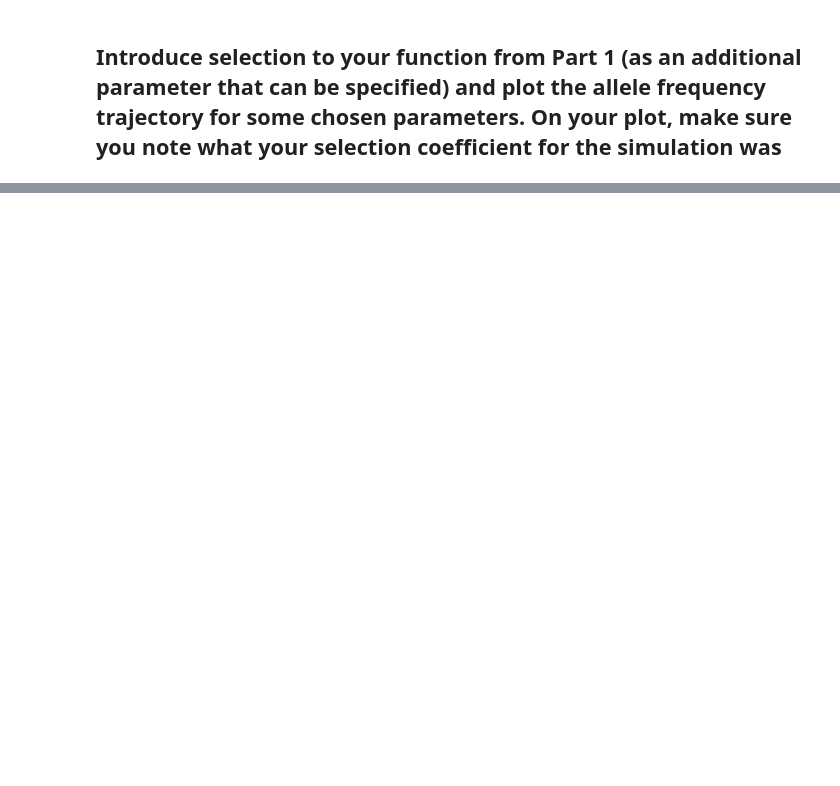
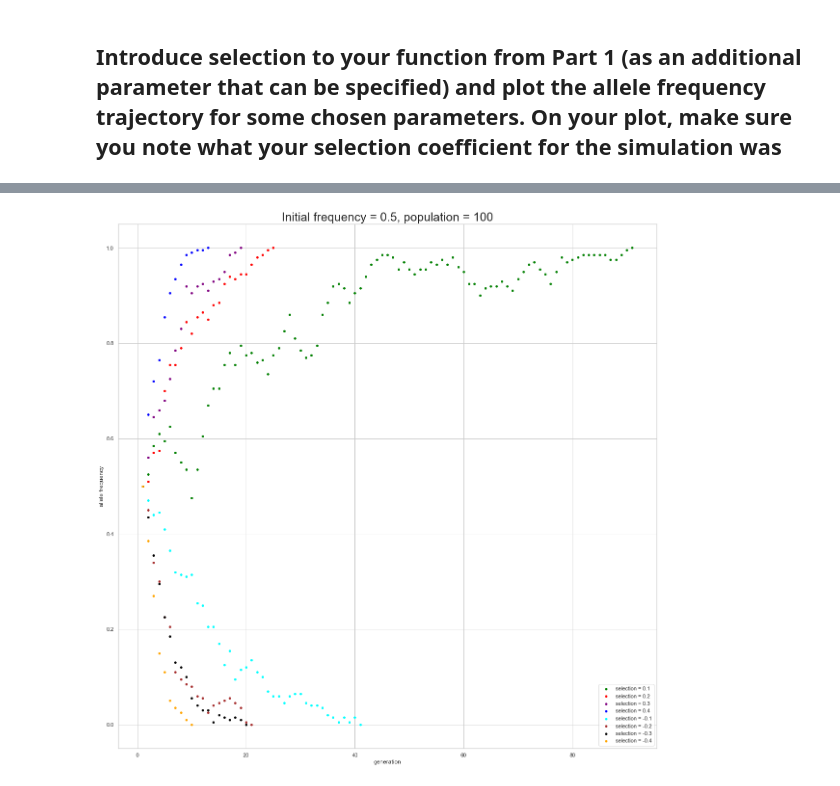
Before and after one commit to Andymao1998/qbb2021-answers, a Jupyter notebook: week8_hw/Week8_hw.ipynb, the cells around one changed output, grey strips where cells are left out. Cells and saved outputs as stored; diff of their text form; code cells hidden in the pictures; blank space fills up the shorter version.

```diff
--- a/week8_hw/Week8_hw.ipynb
+++ b/week8_hw/Week8_hw.ipynb
@@ -192,18 +226,20 @@ output_4 = generationtester_selection(0.5, 100, 0.4)
 # %%
 plt.figure(figsize = (20, 20))
 a = plt.scatter(output[0], output[1], c = "green", s = 15)
 b = plt.scatter(output_2[0], output_2[1], c = "red", s = 15)
 c = plt.scatter(output_3[0], output_3[1], c = "purple", s = 15)
 d = plt.scatter(output_4[0], output_4[1], c = "blue", s = 15)
-e = plt.scatter(output_m[0], output_m[1], c = "yellow", s = 15)
+e = plt.scatter(output_m[0], output_m[1], c = "cyan", s = 15)
 f = plt.scatter(output_m2[0], output_m2[1], c = "brown", s = 15)
 g = plt.scatter(output_m3[0], output_m3[1], c = "black", s = 15)
 h = plt.scatter(output_m4[0], output_m4[1], c = "orange", s = 15)
-plt.legend((a, b, c, d, e, f, g),
+plt.legend((a, b, c, d, e, f, g, h),
            ("selection = 0.1", "selection = 0.2", "selection = 0.3",
            "selection = 0.4","selection = -0.1", "selection = -0.2", "selection = -0.3",
            "selection = -0.4" ))
 plt.xlabel("generation")
 plt.ylabel("allele frequency")
 plt.title("Initial frequency = 0.5, population = 100", size = 25)
 plt.show()
+# %% [output]
+[figure, added]
```
Also changed, not shown: parts of 9 cells of this notebook.
